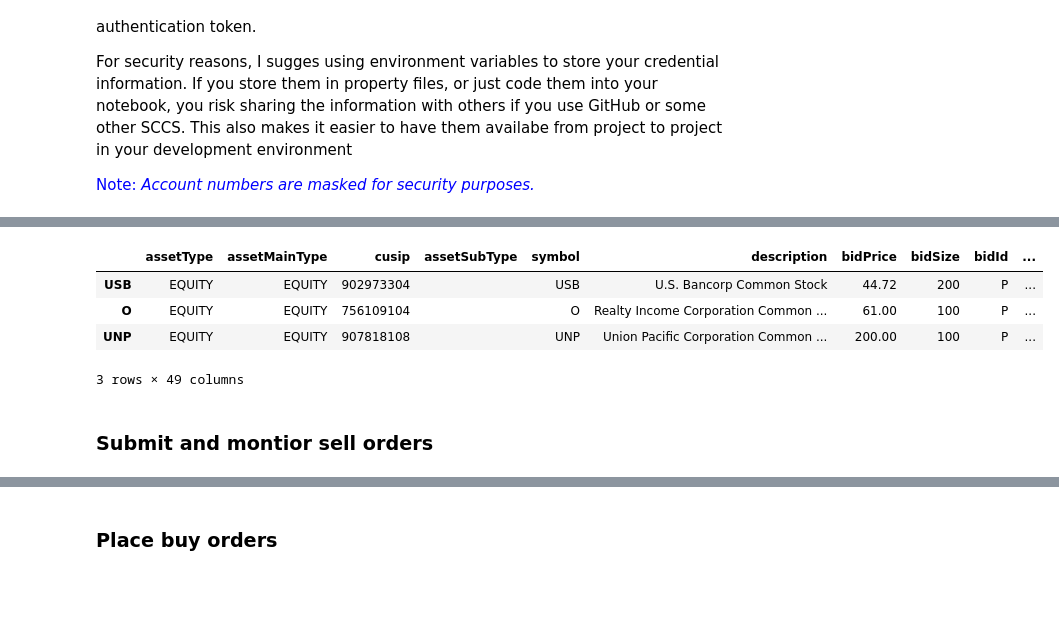
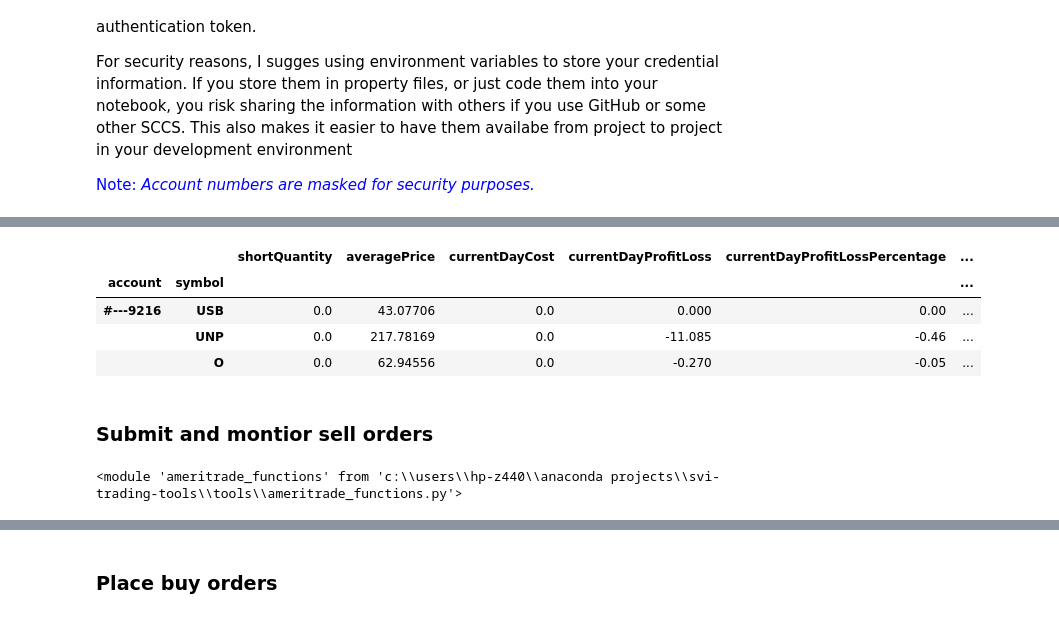
Before and after one commit to nmaiorana/svi-trading-tools, a Jupyter notebook: portfolio_ind_adjust_holdings.ipynb, the cells around one changed output, grey strips where cells are left out. Drawn from its saved outputs; the diff is of its cells as text; code cells hidden in the pictures; blank space fills up the shorter version.

Commit message:
Ran portfolio adjustments added new function to refresh account data.

```diff
--- a/portfolio_ind_adjust_holdings.ipynb
+++ b/portfolio_ind_adjust_holdings.ipynb
@@ -216,12 +220,12 @@ account   symbol
 Name: marketValue, dtype: float64
 # %%
 long_term_stocks = default_config['long_term_stocks'].split()
-equity_stocks = td_ameritrade.get_investment_symbols(masked_account_number, 'EQUITY')
+equity_stock_symbols = td_ameritrade.get_investment_symbols(masked_account_number, 'EQUITY')
 
 # Filter out non Equity investments
-current_stocks = amc.AmeritradeRest('maiotradeuser', 'maiotradepw', 'maiotradeclientid').get_quotes(equity_stocks).index.tolist()
-stocks_to_sell = set(equity_stocks) - set(long_term_stocks)
-logger.info(f'Stocks to sell: {stocks_to_sell}')
-quotes_for_sell = current_stocks = td_ameritrade.get_quotes(stocks_to_sell)
-display(quotes_for_sell)
+current_stocks = td_ameritrade.get_quotes(equity_stock_symbols).query('assetType == "EQUITY"').index.tolist()
+stocks_to_sell = equity_investments_df[equity_investments_df.index.get_level_values('symbol').isin(current_stocks)]
+stocks_to_sell = stocks_to_sell[~stocks_to_sell.index.get_level_values('symbol').isin(long_term_stocks)]
+logger.info(f'Stocks to sell:')
+display(stocks_to_sell)
 # %% [output]
@@ -229,7 +233,12 @@ display(quotes_for_sell)
-|  | assetType | assetMainType | cusip | assetSubType | symbol | description | bidPrice | bidSize | bidId | ... |
-| USB | EQUITY | EQUITY | 902973304 |  | USB | U.S. Bancorp Common Stock | 44.72 | 200 | P | ... |
-| O | EQUITY | EQUITY | 756109104 |  | O | Realty Income Corporation Common ... | 61.00 | 100 | P | ... |
-| UNP | EQUITY | EQUITY | 907818108 |  | UNP | Union Pacific Corporation Common ... | 200.00 | 100 | P | ... |
+|  |  | shortQuantity | averagePrice | currentDayCost | currentDayProfitLoss | currentDayProfitLossPercentage | ... |
+| account | symbol |  |  |  |  |  | ... |
+| #---9216 | USB | 0.0 | 43.07706 | 0.0 | 0.000 | 0.00 | ... |
+|  | UNP | 0.0 | 217.78169 | 0.0 | -11.085 | -0.46 | ... |
+|  | O | 0.0 | 62.94556 | 0.0 | -0.270 | -0.05 | ... |
-3 rows × 49 columns
 # %% [markdown]
 ### Submit and montior sell orders
+# %%
+import importlib
+importlib.reload(amc)
+# %% [output]
+<module 'ameritrade_functions' from 'c:\\users\\hp-z440\\anaconda projects\\svi-trading-tools\\tools\\ameritrade_functions.py'>
```
Also changed, not shown: parts of 22 cells of this notebook, 5 other files.
